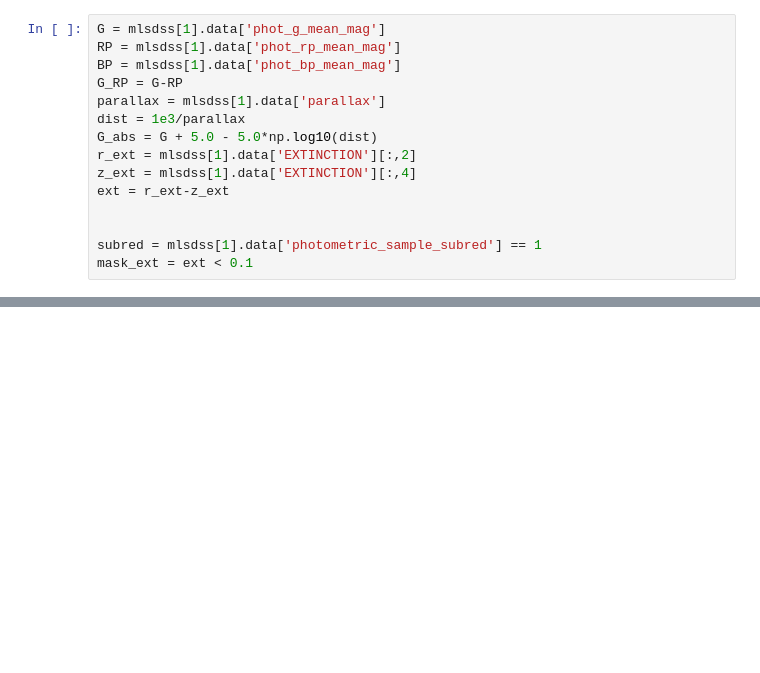
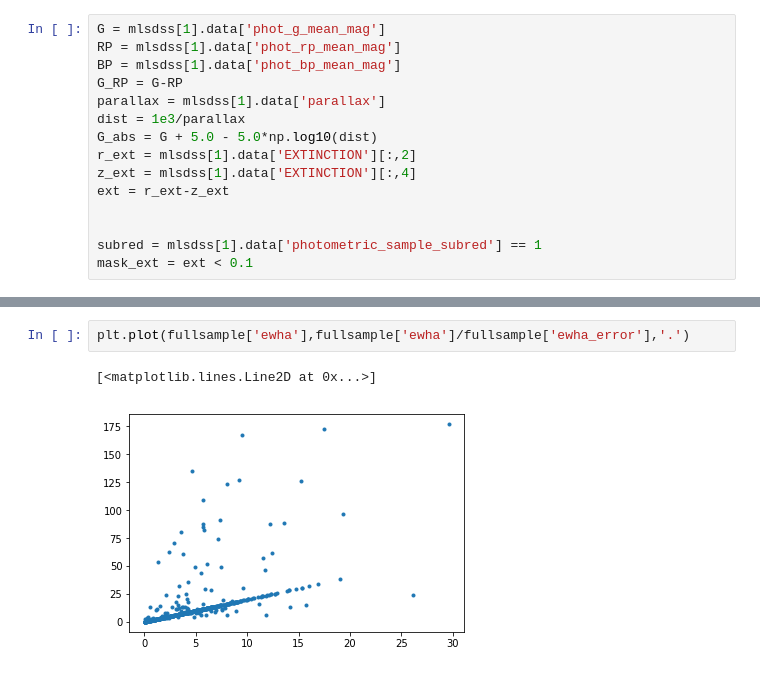
Before and after one commit to rkiman/M-dwarfs-Age-Activity-Relation, a Jupyter notebook: Aged_Sample.ipynb, the cells around one changed output, grey strips where cells are left out. Cells and saved outputs as stored; diff of their text form; blank space fills up the shorter version.

```diff
--- a/Aged_Sample.ipynb
+++ b/Aged_Sample.ipynb
@@ -142,0 +180,5 @@ plt.savefig('/Users/rociokiman/Documents/PhD/Proposals/2019 NSF Jackie/Figures/C
+# %%
+plt.plot(fullsample['ewha'],fullsample['ewha']/fullsample['ewha_error'],'.')
+# %% [output]
+[<matplotlib.lines.Line2D at 0x...>]
+[figure, added]
```
Also changed, not shown: parts of 12 cells of this notebook, 10 other files.
